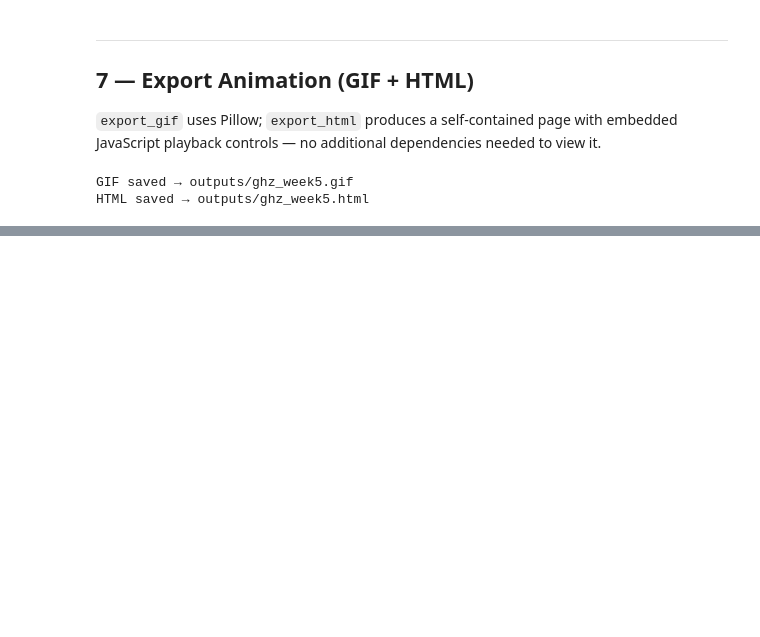
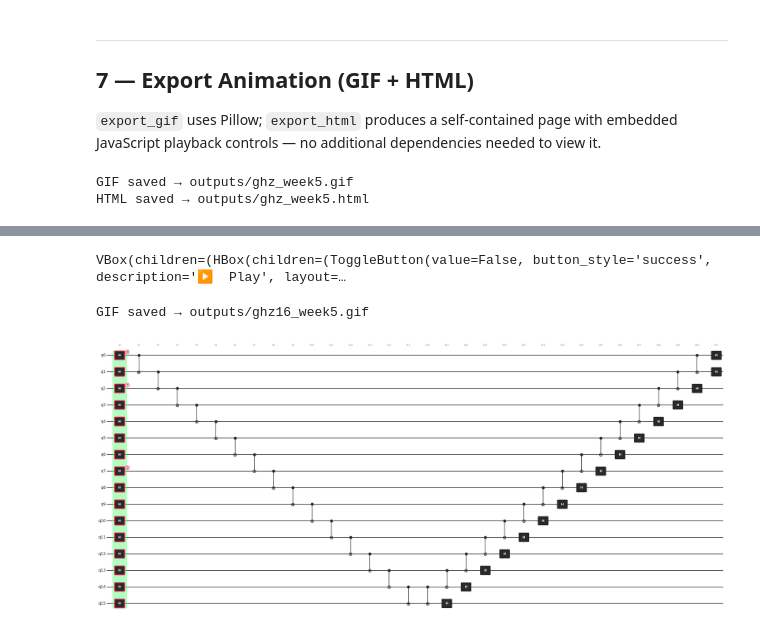
Before and after one commit to dtsaxum-oss/NoisiQ, a Jupyter notebook: weekly_notebooks/week_5_notebook.ipynb, the cells around one changed output, grey strips where cells are left out. Saved outputs shown, nothing was run; the diff lists cells and outputs as text; code cells hidden in the pictures; blank space fills up the shorter version.

```diff
--- a/weekly_notebooks/week_5_notebook.ipynb
+++ b/weekly_notebooks/week_5_notebook.ipynb
@@ -245,0 +341,4 @@ HTML saved → outputs/ghz_week5.html
+# %%
+viz16 = Visualizer(ghz16)
+viz16.simulate(noise_config=noise16, seed=42)
+viz16.show()
@@ -245,0 +347,12 @@ HTML saved → outputs/ghz_week5.html
+# %%
+viz16.animate()
+# %% [output]
+VBox(children=(HBox(children=(ToggleButton(value=False, button_style='success', description='▶  Play', layout=…
+# %%
+animator16 = CircuitAnimator(ghz16, viz16.result, viz16.trajectories)
+anim16 = animator16.to_func_animation(interval_ms=500)
+
+export_gif(anim16, "outputs/ghz16_week5.gif", fps=2)
+# %% [output]
+GIF saved → outputs/ghz16_week5.gif
+[figure, added]
```
Also changed, not shown: parts of 8 cells of this notebook, 10 other files.
